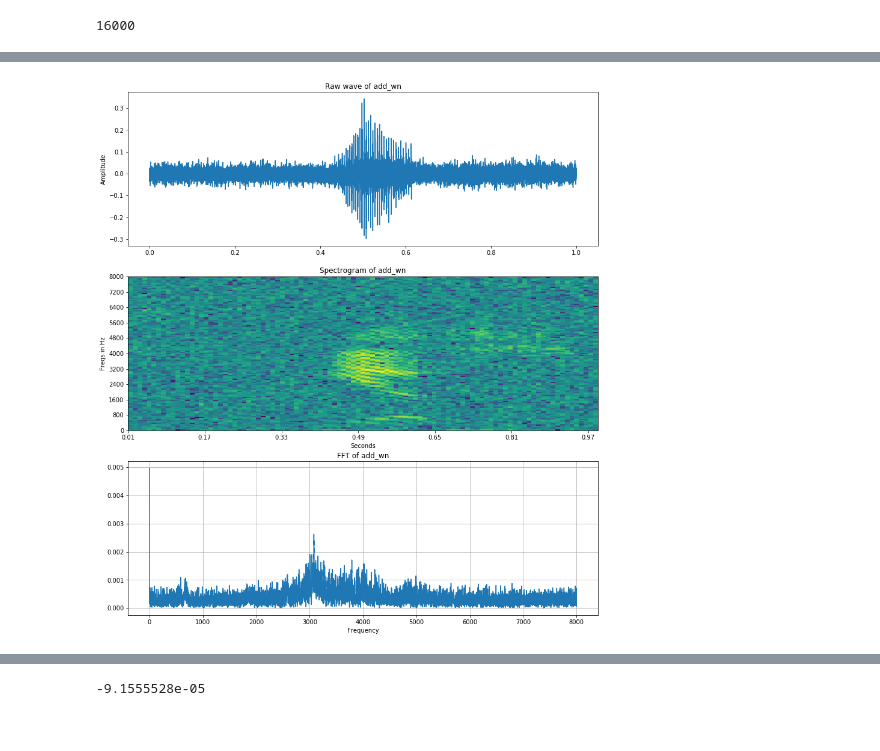
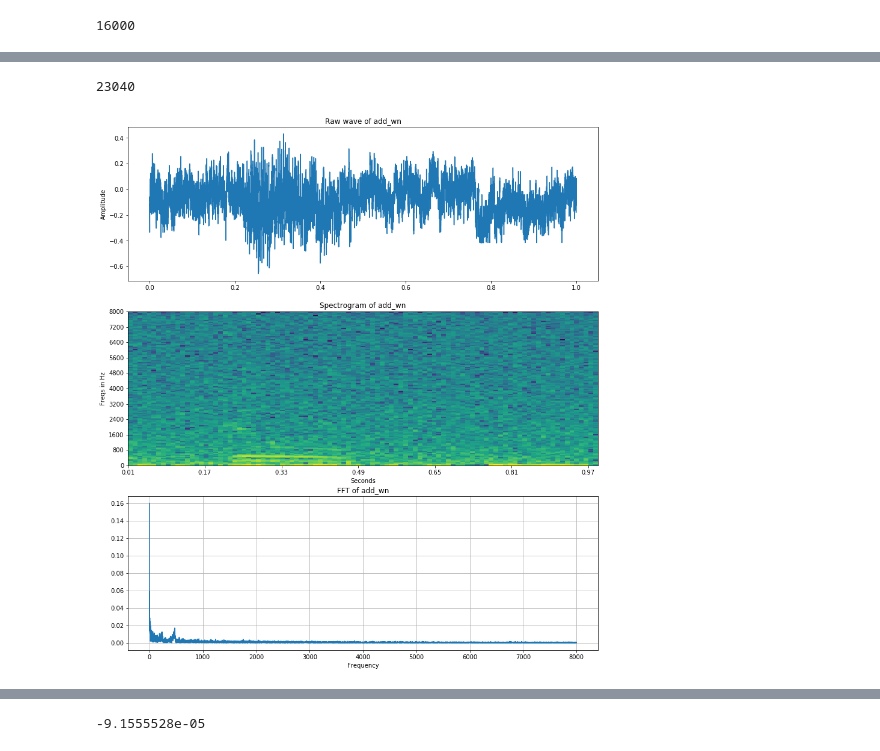
Before and after one commit to ireko8/kaggle-tensorflow-speech-recognition, a Jupyter notebook: Code_Check.ipynb, the cells around one changed output, grey strips where cells are left out. Cells and saved outputs as stored; diff of their text form; code cells hidden in the pictures.

```diff
--- a/Code_Check.ipynb
+++ b/Code_Check.ipynb
@@ -122,12 +124,14 @@ def speech_visualize(samples, sample_rate, wfname):
     ax3.plot(xf, vals)
 # %%
 # wav_wn = aug_funcs.abbrev_func_map["mix_bgn"](wav)
-wav_pitchup = augment.add_whitenoise(wav, rate=0.02)
-# wav_pitchup = np.clip(aug_funcs.abbrev_func_map["mix_random"](wav), -1, 1)
+print(len(librosa.effects.time_stretch(wav, rate=0.7)))
+# wav_pitchup = augment.strech(wav, rate=0.8)
+wav_pitchup = np.clip(aug_funcs.abbrev_func_map["mix_random"](wav), -1, 1)
 # wav_pitchup = augment.strech(wav, rate=0.8)
 speech_visualize(wav_pitchup, config.SAMPLE_RATE, str('add_wn'))
 # %% [output]
+23040
-[figure, old version]
+[figure, new version]
 # %%
 IPD.Audio(wav_pitchup, rate=config.SAMPLE_RATE)
 # %% [output]
```
Also changed, not shown: parts of 6 cells of this notebook, 5 other files.
